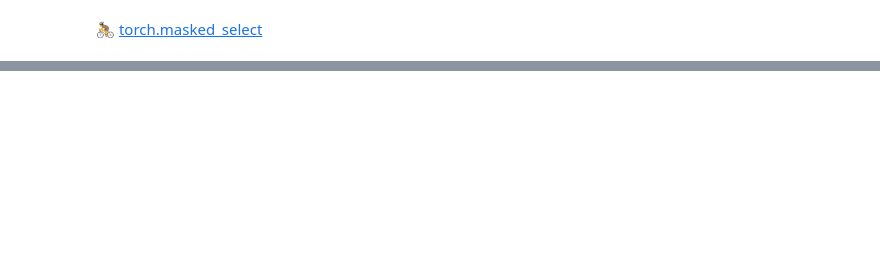
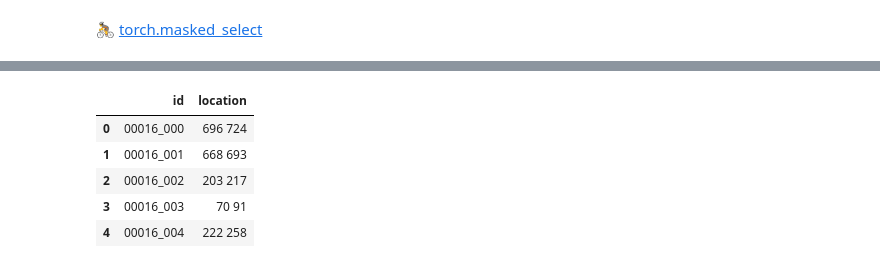
Before and after one commit to Gary-code/Machine-Learning-Park, a Jupyter notebook: Part3 Industrial application/NBME - Score Clinical Patient Notes/NBME_Training.ipynb, the cells around one changed output, grey strips where cells are left out. Saved outputs shown, nothing was run; the diff lists cells and outputs as text; code cells hidden in the pictures; blank space fills up the shorter version.

```diff
--- a/Part3 Industrial application/NBME - Score Clinical Patient Notes/NBME_Training.ipynb
+++ b/Part3 Industrial application/NBME - Score Clinical Patient Notes/NBME_Training.ipynb
@@ -347,0 +517,24 @@ def train(model, dataloader, optimizer, criterion):
+# %%
+model.eval()
+preds = []
+offsets = []
+seq_ids = []
+
+for batch in tqdm(submission_dataloader):
+  input_ids = batch[0].to(device)
+  attention_mask = batch[1].to(device)
+  token_type_ids = batch[2].to(device)
+  offset_mapping = batch[3]
+  sequence_ids = batch[4]
+
+  logits = model(input_ids, attention_mask, token_type_ids)
+
+  preds.append(logits.detach().cpu().numpy())
+  offsets.append(offset_mapping.numpy())
+  seq_ids.append(sequence_ids.numpy())
+
+preds = np.concatenate(preds, axis=0)
+offsets = np.concatenate(offsets, axis=0)
+seq_ids = np.concatenate(seq_ids, axis=0)
+
+location_preds = get_location_predictions(preds, offsets, seq_ids, test=True)
@@ -347,0 +545,12 @@ def train(model, dataloader, optimizer, criterion):
+# %%
+test_df["location"] = location_preds
+# %%
+test_df[["id", "location"]].to_csv("submission.csv", index = False)
+pd.read_csv("submission.csv").head()
+# %% [output]
+|  | id | location |
+| 0 | 00016_000 | 696 724 |
+| 1 | 00016_001 | 668 693 |
+| 2 | 00016_002 | 203 217 |
+| 3 | 00016_003 | 70 91 |
+| 4 | 00016_004 | 222 258 |
```
Also changed, not shown: parts of 16 cells of this notebook, 1 other file.
